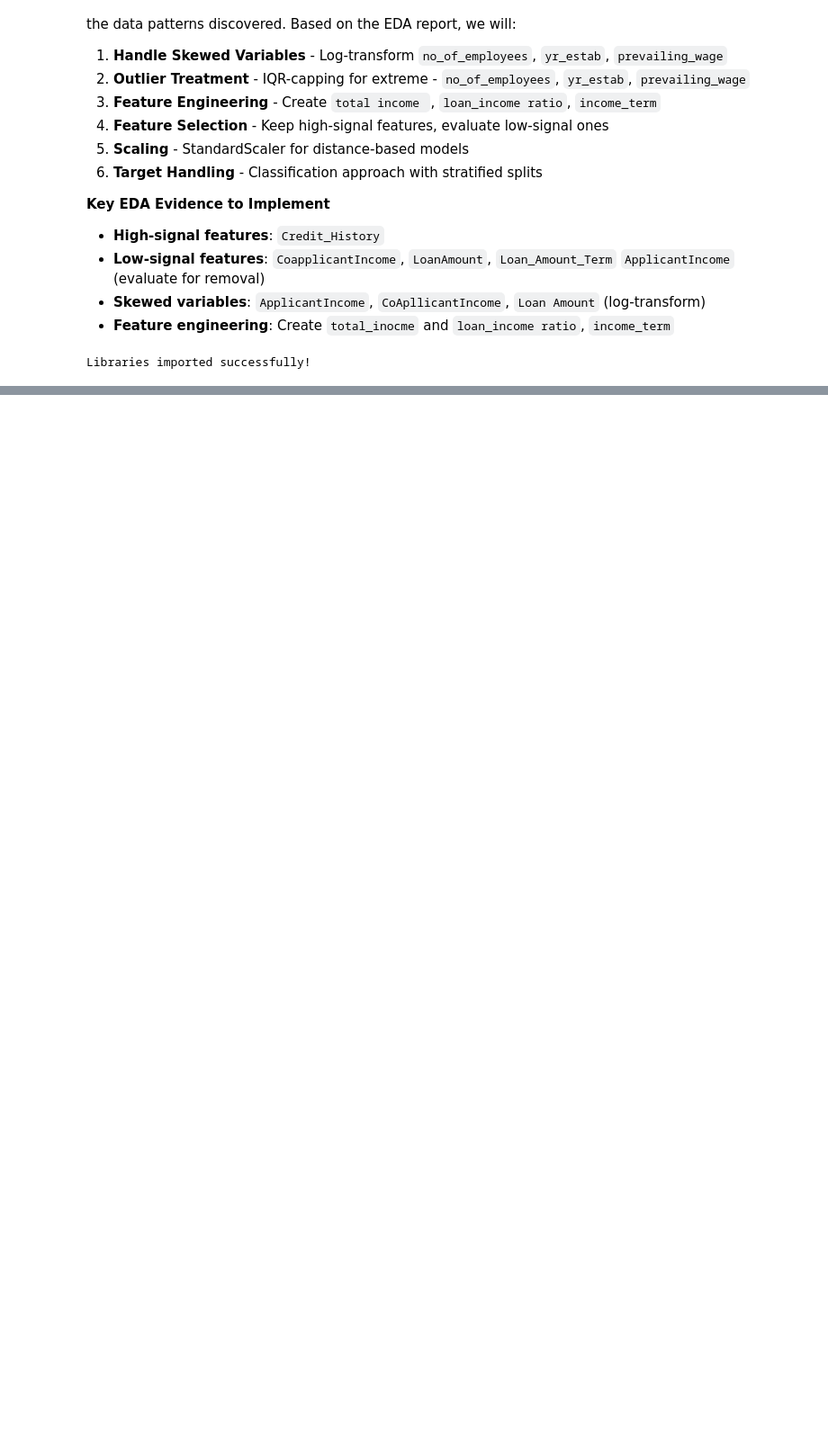
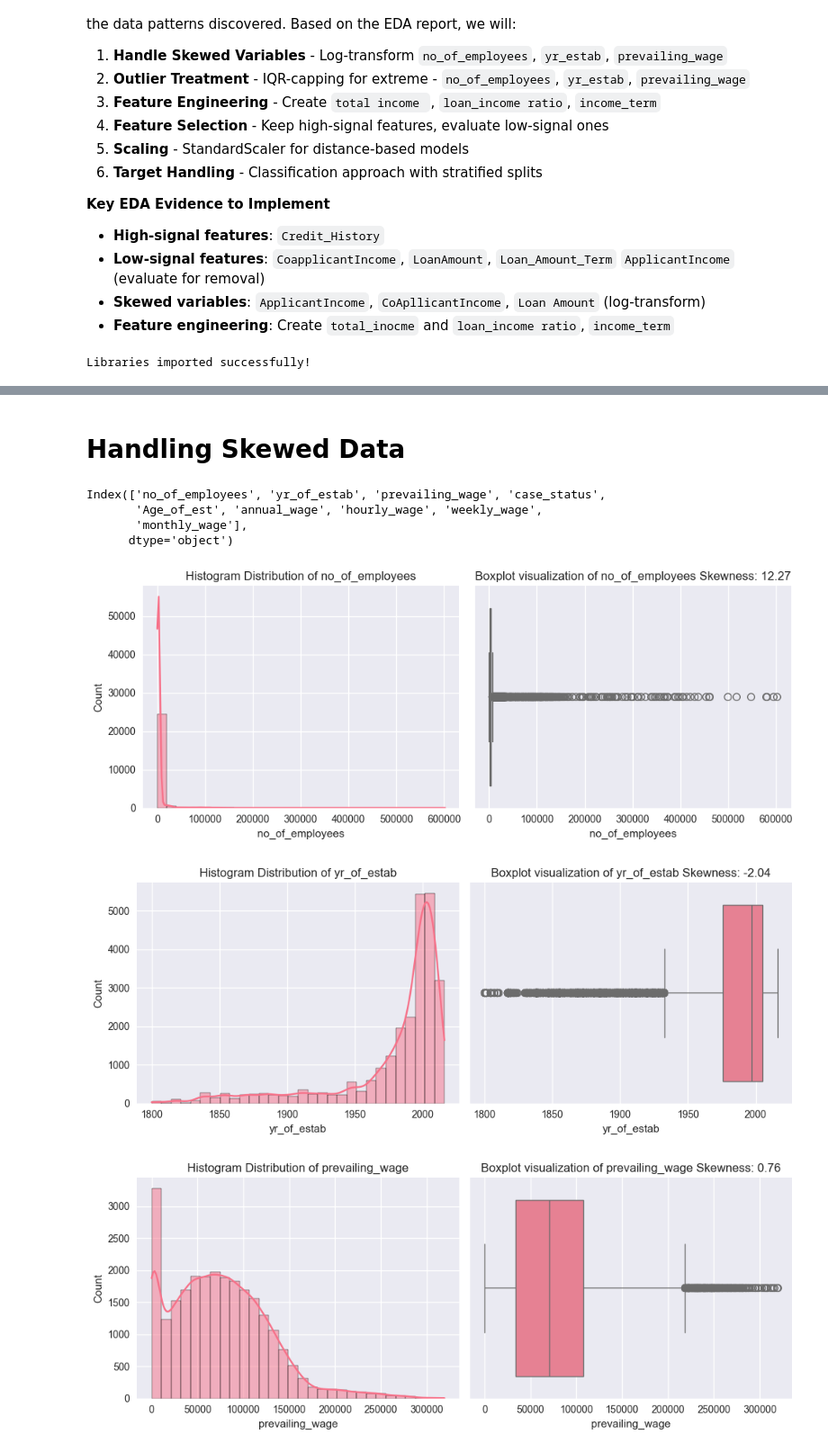
Before and after one commit to Osisami00/AI_Engr, a Jupyter notebook: My_Task/weel_13/easy_visa_preprocessing.ipynb, the cells around one changed output, grey strips where cells are left out. Shown at 90% size. Cells and saved outputs as stored; diff of their text form; code cells hidden in the pictures; blank space fills up the shorter version.

```diff
--- a/My_Task/weel_13/easy_visa_preprocessing.ipynb
+++ b/My_Task/weel_13/easy_visa_preprocessing.ipynb
@@ -60,3 +60,5 @@ data.head()
+# %%
+data.drop(columns=["Unnamed: 0"], inplace=True)
 # %%
 # Selecting numeric columns excluding 'Risk'
 numeric_columns = data.select_dtypes(include=np.number).columns.tolist()
@@ -78,0 +119,18 @@ ValueError: list.remove(x): x not in list
+# %%
+
+
+
+
+# For the Annual Wages normalization
+# Define conversion factors to yearly wage
+conversion_map = {
+    'Hour': 2080,       # 40 hrs × 52 weeks
+    'Week': 52,
+    'Month': 12,
+    'Year': 1
+}
+# Create annual wage using .map()
+data['annual_wage'] = data['prevailing_wage'] * data['unit_of_wage'].map(conversion_map)
+data["hourly_wage"] = data['annual_wage'] / 2080
+data["weekly_wage"] = data['annual_wage'] / 52
+data["monthly_wage"] = data['annual_wage'] / 12
@@ -78,0 +146,32 @@ ValueError: list.remove(x): x not in list
+# %% [markdown]
+# Handling Skewed Data
+# %%
+num_cols = data.select_dtypes(include=["number"]).columns
+num_cols
+# %% [output]
+Index(['no_of_employees', 'yr_of_estab', 'prevailing_wage', 'case_status',
+       'Age_of_est', 'annual_wage', 'hourly_wage', 'weekly_wage',
+       'monthly_wage'],
+      dtype='object')
+# %%
+# Let's frist check for outliers and skewness of data
+
+def num_vis_dist(data, feature):
+    plt.figure(figsize=(10,4))
+    plt.subplot(1,2,1)
+    sns.histplot(data[feature], kde=True, bins=30)
+    plt.title(f"Histogram Distribution of {feature}")
+
+    plt.subplot(1,2,2)
+    sns.boxplot(x=data[feature])
+    plt.title(f"Boxplot visualization of {feature} Skewness: {data[feature].skew():.2f}")
+
+    plt.tight_layout()
+    plt.show()
+# %%
+for feature in num_cols:
+    num_vis_dist(data, feature)
+# %% [output]
+[figure, added]
+[figure, added]
+[figure, added]
```
Also changed, not shown: parts of 27 cells of this notebook.
